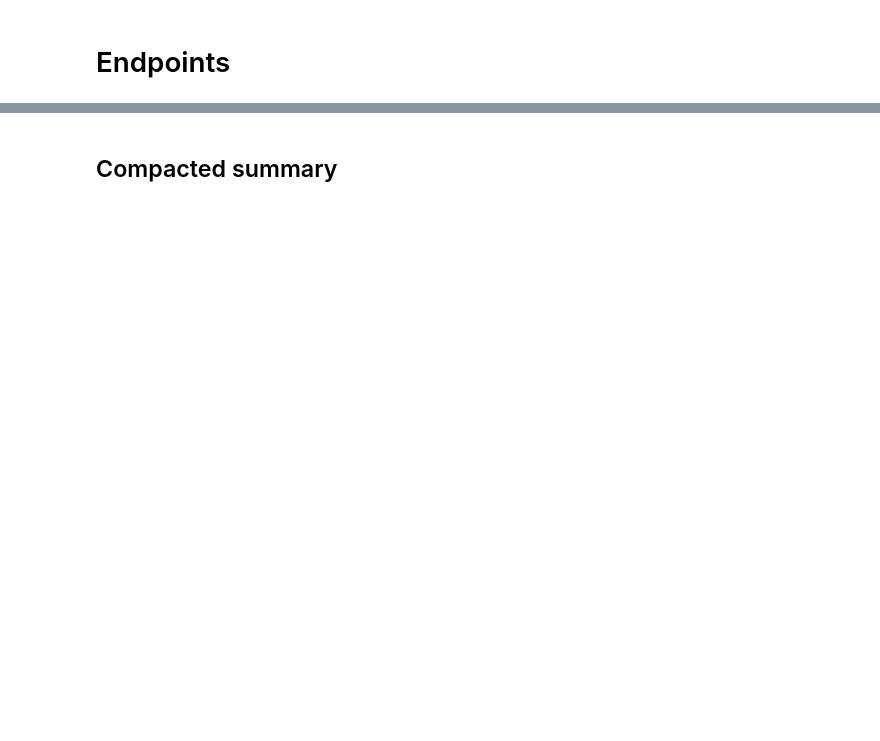
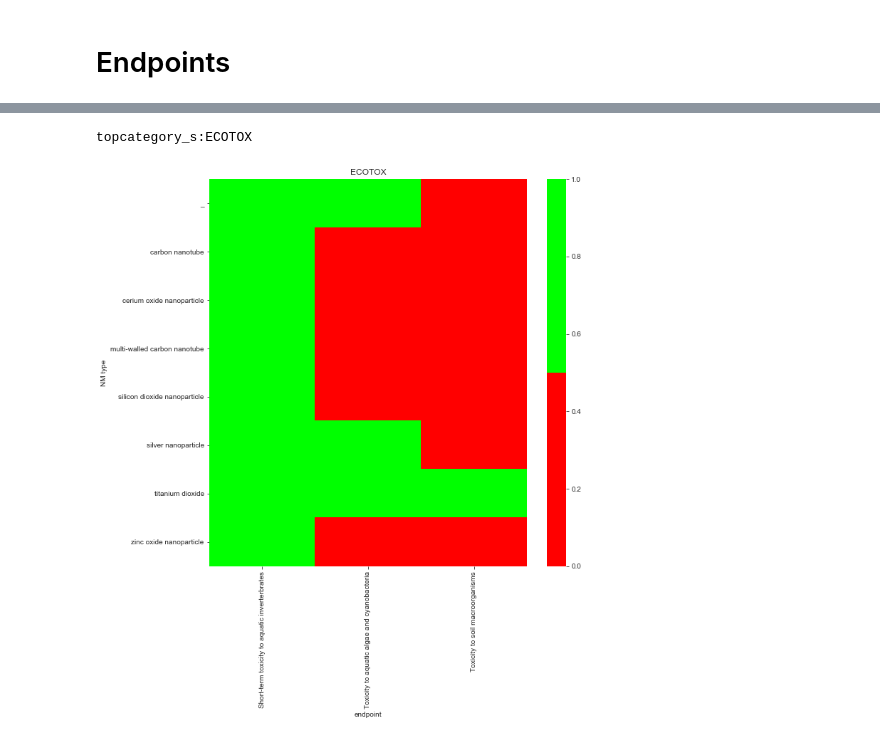
Before and after one commit to ideaconsult/notebooks-ambit, a Jupyter notebook: enanomapper/summary.ipynb, the cells around one changed output, grey strips where cells are left out. Cells and saved outputs as stored; diff of their text form; code cells hidden in the pictures; blank space fills up the shorter version.

Commit message:
updated summary notebook

```diff
--- a/enanomapper/summary.ipynb
+++ b/enanomapper/summary.ipynb
@@ -208,6 +358,10 @@ plot_heatmap(table,q)
 # %%
 q="ECOTOX"
 df,table=queryEndpoints(_query="topcategory_s:"+q)
-plot_heatmap(table,q)
+try:
+    plot_heatmap(table,q)
+except:
+    pass
+# %% [output]
+topcategory_s:ECOTOX
+[figure, added]
-# %% [markdown]
-## Compacted summary
```
Also changed, not shown: parts of 25 cells of this notebook.
